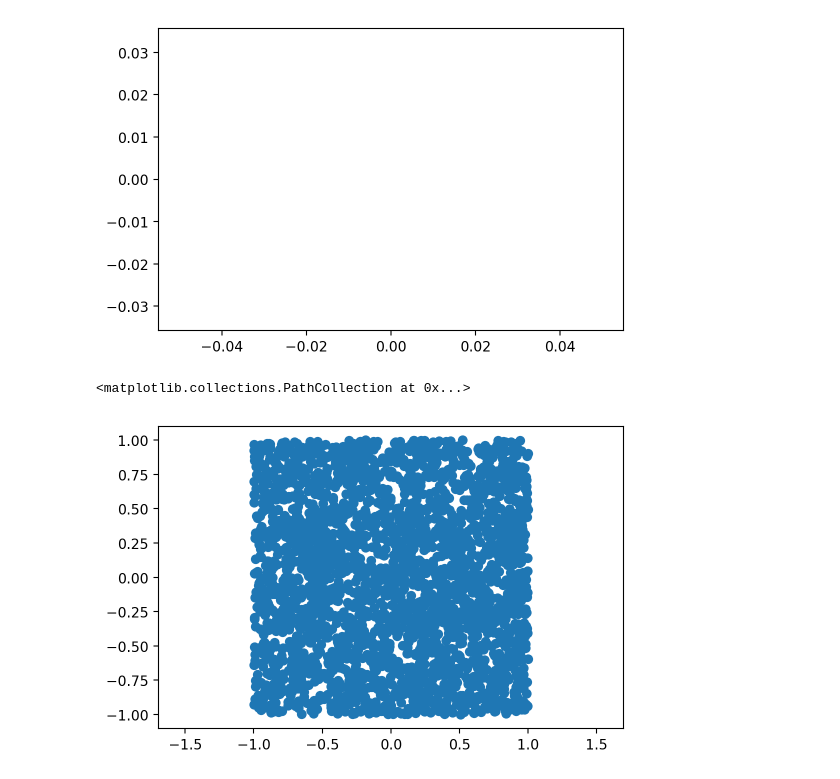
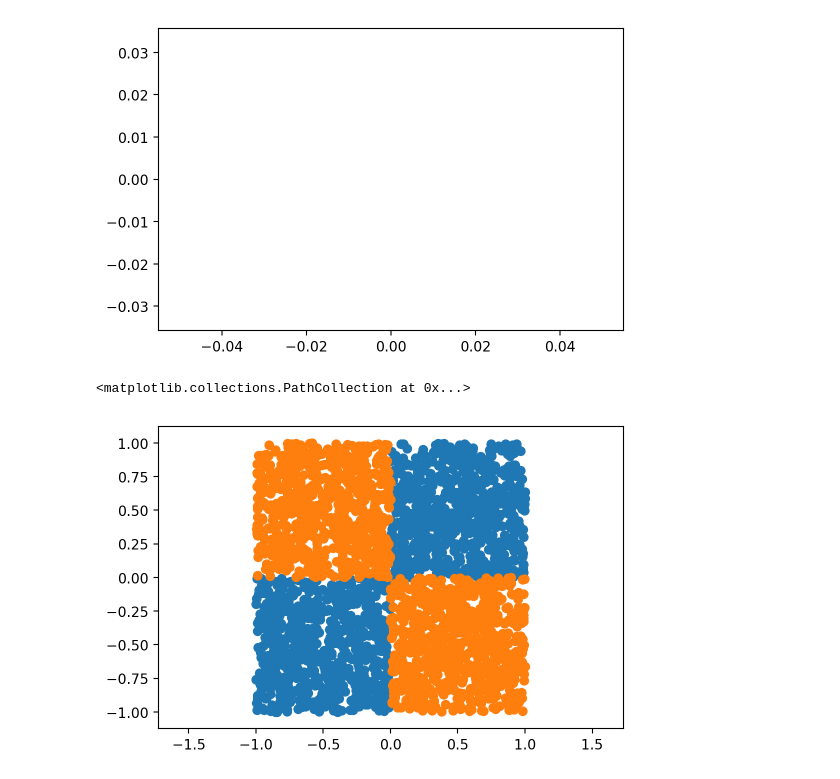
Before and after one commit to loganathan001/AI, a Jupyter notebook: Learnings/py_dnn_sentdex/tensorflow/XOR_Plot.ipynb, the cells around one changed output. Cells and saved outputs as stored; diff of their text form; code cells hidden in the pictures.

```diff
--- a/Learnings/py_dnn_sentdex/tensorflow/XOR_Plot.ipynb
+++ b/Learnings/py_dnn_sentdex/tensorflow/XOR_Plot.ipynb
@@ -33,24 +34,35 @@ plt.axis('equal')
 # %%
 LEN = 3000
 xs = np.random.rand(LEN) * 2 - 1
 ys = np.random.rand(LEN) * 2 - 1
-vals = np.random.random_integers(0,1,LEN)
+xvals = [0 if x < 0 else 1 for x in xs ]
+yvals = [0 if y < 0 else 1 for y in ys ]
 
-data = [[x,y,val] for (x,y,val) in zip(x,y,vals)]
+
+data = [[x,y,xval,yval] for (x,y,xval,yval) in zip(xs,ys,xvals,yvals)]
 
 df = pd.DataFrame(data)
 
 
 plt.rcParams['figure.dpi'] = 100
 plt.ion()
 plt.axis('equal')
 
-#print(df.iloc[:, 2])
+df.columns = ['X', 'Y', 'XVal', 'YVal']
+
+df['XORVal'] = np.logical_xor(df['XVal'].values, df['YVal'].values)
+
+df_zeroes = df[ df['XORVal'] == False]
+df_ones = df[ df['XORVal'] == True]
+
+#print(df_ones.head())
 
 #plt.imshow(im, cmap='gray')
-plt.scatter(df.iloc[:, 0], df.iloc[:, 1], cmap='rainbow')
+plt.scatter(df_zeroes['X'], df_zeroes['Y'], cmap='yellow')
+plt.scatter(df_ones['X'], df_ones['Y'], cmap='blue')
+
 
 #plt.savefig('digit_img.png')
 # %% [output]
 <matplotlib.collections.PathCollection at 0x...>
-[figure, old version]
+[figure, new version]
```
Also changed, not shown: parts of 1 cell of this notebook.
